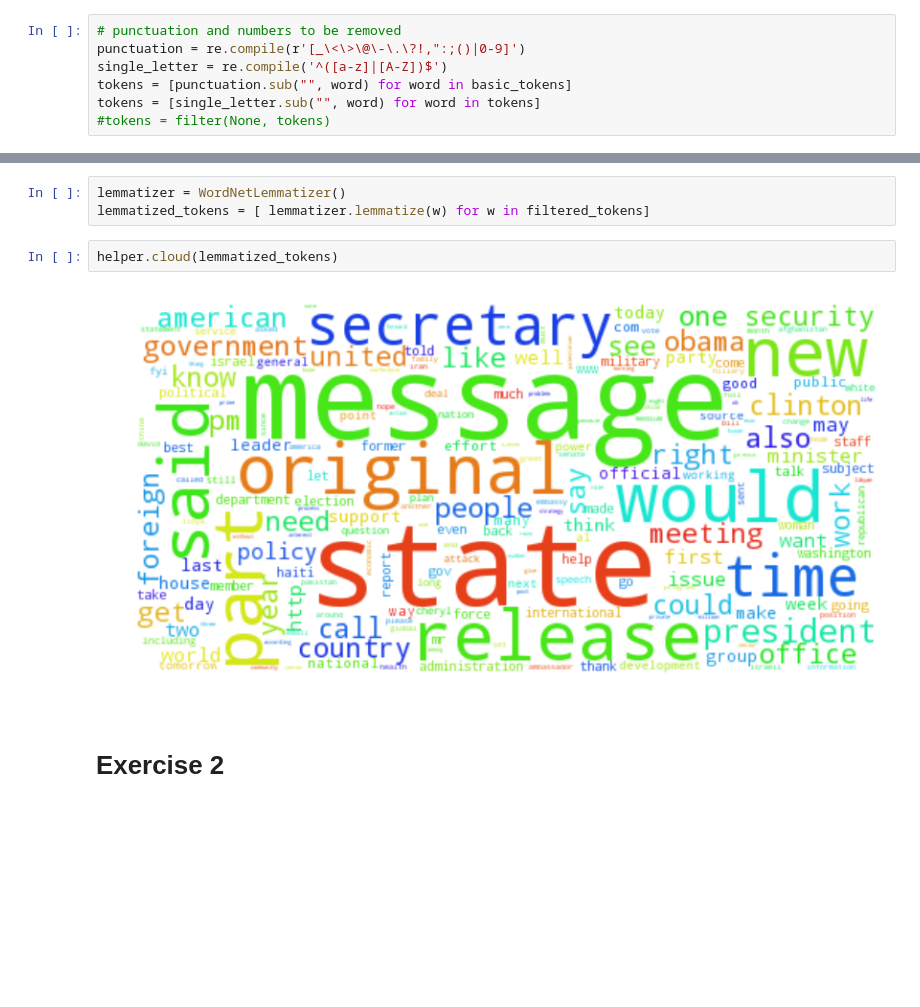
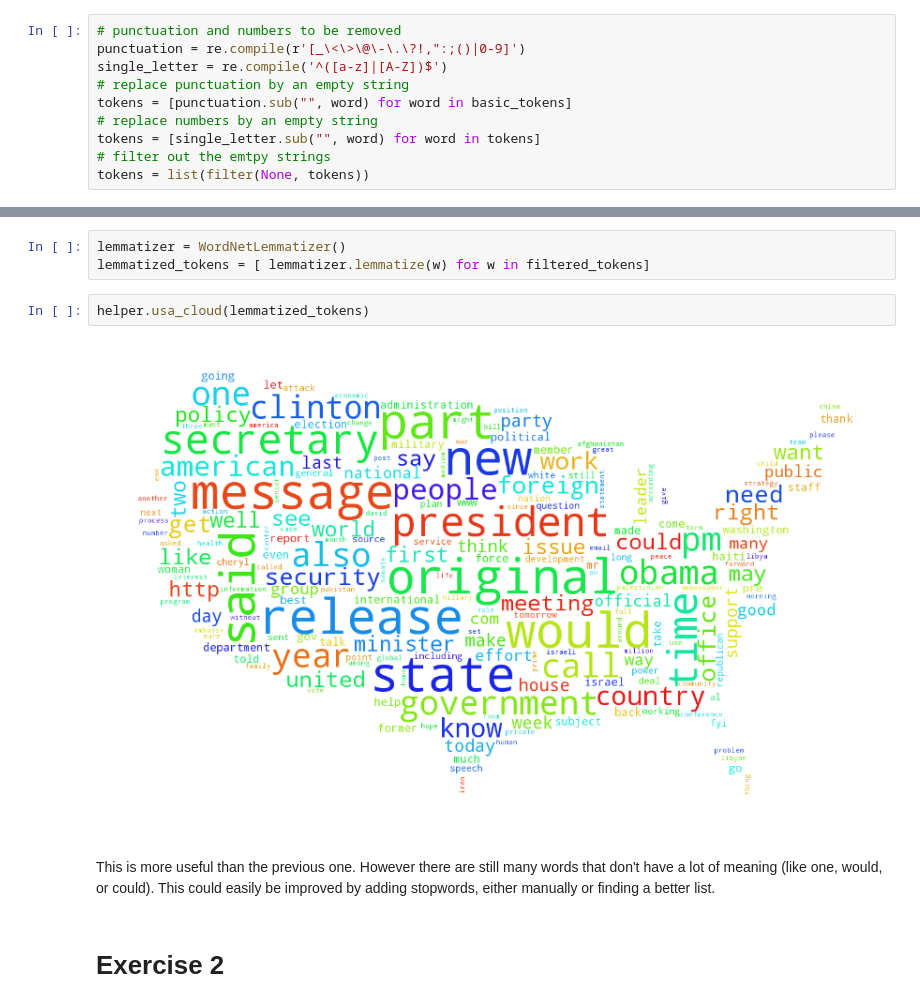
Before and after one commit to bojbilla/AdaHomeworks, a Jupyter notebook: 05 - Taming Text/HW5.ipynb, the cells around one changed output, grey strips where cells are left out. Cells and saved outputs as stored; diff of their text form; blank space fills up the shorter version.

```diff
--- a/05 - Taming Text/HW5.ipynb
+++ b/05 - Taming Text/HW5.ipynb
@@ -80,9 +83,12 @@ Remove punctuations and numbers
 # punctuation and numbers to be removed
 punctuation = re.compile(r'[_\<\>\@\-\.\?!,":;()|0-9]')
 single_letter = re.compile('^([a-z]|[A-Z])$')
+# replace punctuation by an empty string
 tokens = [punctuation.sub("", word) for word in basic_tokens]
+# replace numbers by an empty string
 tokens = [single_letter.sub("", word) for word in tokens]
-#tokens = filter(None, tokens)
+# filter out the emtpy strings
+tokens = list(filter(None, tokens))
 # %% [markdown]
 Remove stopwords
 # %%
@@ -94,9 +100,11 @@ Lemmatization
 lemmatizer = WordNetLemmatizer()
 lemmatized_tokens = [ lemmatizer.lemmatize(w) for w in filtered_tokens]
 # %%
-helper.cloud(lemmatized_tokens)
+helper.usa_cloud(lemmatized_tokens)
 # %% [output]
-[figure, old version]
+[figure, new version]
+# %% [markdown]
+This is more useful than the previous one. However there are still many words that don't have a lot of meaning (like one, would, or could). This could easily be improved by adding stopwords, either manually or finding a better list.
 # %% [markdown]
 # Exercise 2
 # %% [markdown]
```
Also changed, not shown: parts of 17 cells of this notebook, 2 other files.
